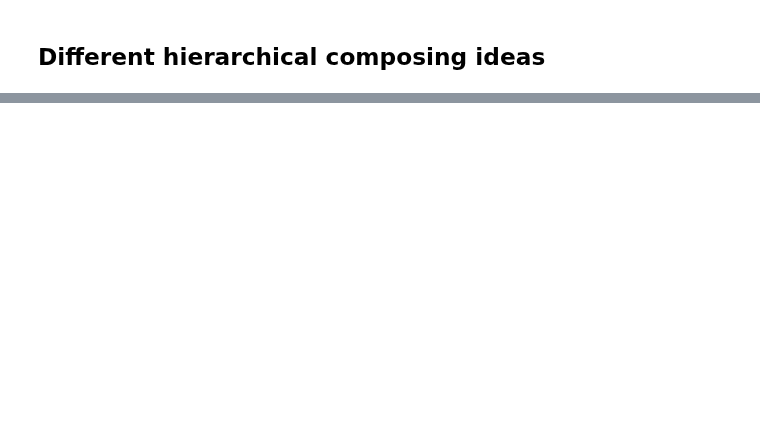
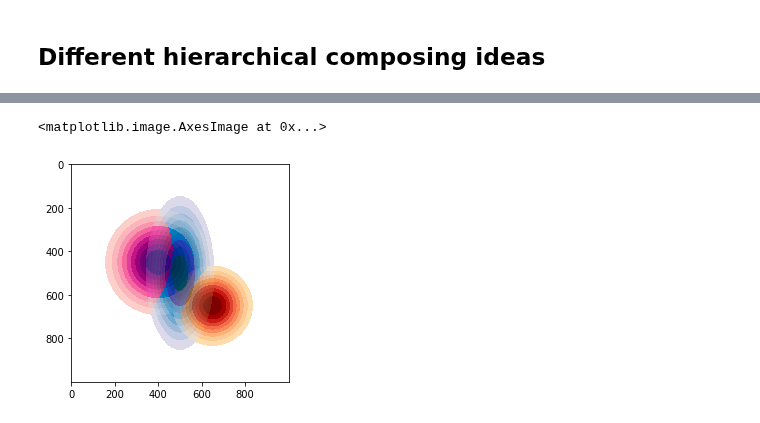
Before and after one commit to asver12/contour-maps-visualization, a Jupyter notebook: examples/hierarchical-composing.ipynb, the cells around one changed output, grey strips where cells are left out. Drawn from its saved outputs; the diff is of its cells as text; code cells hidden in the pictures; blank space fills up the shorter version.

```diff
--- a/examples/hierarchical-composing.ipynb
+++ b/examples/hierarchical-composing.ipynb
@@ -20,7 +26,7 @@ from src import hierarchic_blending_operator
 # %%
 x_min, x_max = -10, 10
 y_min, y_max = -10, 10
-size = 10
+size = 1000
 
 mu_x_1 = 0
 mu_y_1 = 0
@@ -37,3 +43,8 @@ mu_y_3 = -1
 mu_variance_x_3 = 7
 mu_variance_y_3 = 7
 gaussian_3 = ([mu_x_3,mu_y_3],[[mu_variance_x_3,0.],[0.,mu_variance_y_3]])
+# %%
+gaussian = Gaussian.get_gaussian_from_list([x_min,x_max,y_min,y_max,*gaussian_1,size])
+_, _, Z = gaussian.get_density_grid(x_min=x_min,x_max=x_max,y_min=y_min,y_max=y_max)
+X_1, Y_1, Z_1 = helper.get_gaussian(x_min,x_max,y_min,y_max,*gaussian_2,size)
+X_2, Y_2, Z_2 = helper.get_gaussian(x_min,x_max,y_min,y_max,*gaussian_3,size)
@@ -40,7 +56,4 @@ gaussian_3 = ([mu_x_3,mu_y_3],[[mu_variance_x_3,0.],[0.,mu_variance_y_3]])
 # %%
-X, Y, Z = helper.get_gaussian(x_min,x_max,y_min,y_max,*gaussian_1,size)
-X_1, Y_1, Z_1 = helper.get_gaussian(x_min,x_max,y_min,y_max,*gaussian_2,size)
-X_2, Y_2, Z_2 = helper.get_gaussian(x_min,x_max,y_min,y_max,*gaussian_3,size)
-Z_color, Z_alpha = picture_worker.get_colorgrid(Z,color_schemes.matplotlib_colorschemes,num_of_levels=10,colorscheme_name="PuBu")
-Z_color_1, Z_alpha_1 = picture_worker.get_colorgrid(Z_1,color_schemes.matplotlib_colorschemes,num_of_levels=10,colorscheme_name="OrRd")
-Z_color_2, Z_alpha_2 = picture_worker.get_colorgrid(Z_2,color_schemes.matplotlib_colorschemes,num_of_levels=10,colorscheme_name="RdPu")
+Z_color, Z_alpha = picture_contours.get_colorgrid(Z,color_schemes.matplotlib_colorschemes,num_of_levels=10,colorscheme_name="PuBu")
+Z_color_1, Z_alpha_1 = picture_contours.get_colorgrid(Z_1,color_schemes.matplotlib_colorschemes,num_of_levels=10,colorscheme_name="OrRd")
+Z_color_2, Z_alpha_2 = picture_contours.get_colorgrid(Z_2,color_schemes.matplotlib_colorschemes,num_of_levels=10,colorscheme_name="RdPu")
@@ -54,0 +81,5 @@ mixed_rgb_quad_weighted,z_new = picture_worker.combine_two_images_hierarchic(hie
+# %%
+plt.imshow(mixed_ddhp_color)
+# %% [output]
+<matplotlib.image.AxesImage at 0x...>
+[figure, added]
```
Also changed, not shown: parts of 20 cells of this notebook, 6 other files.
